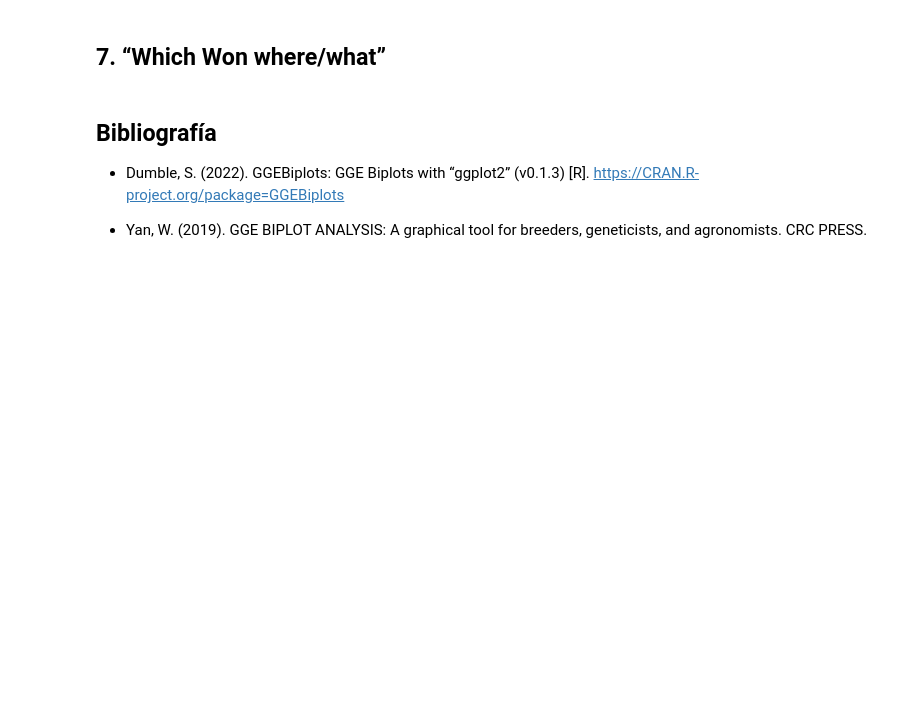
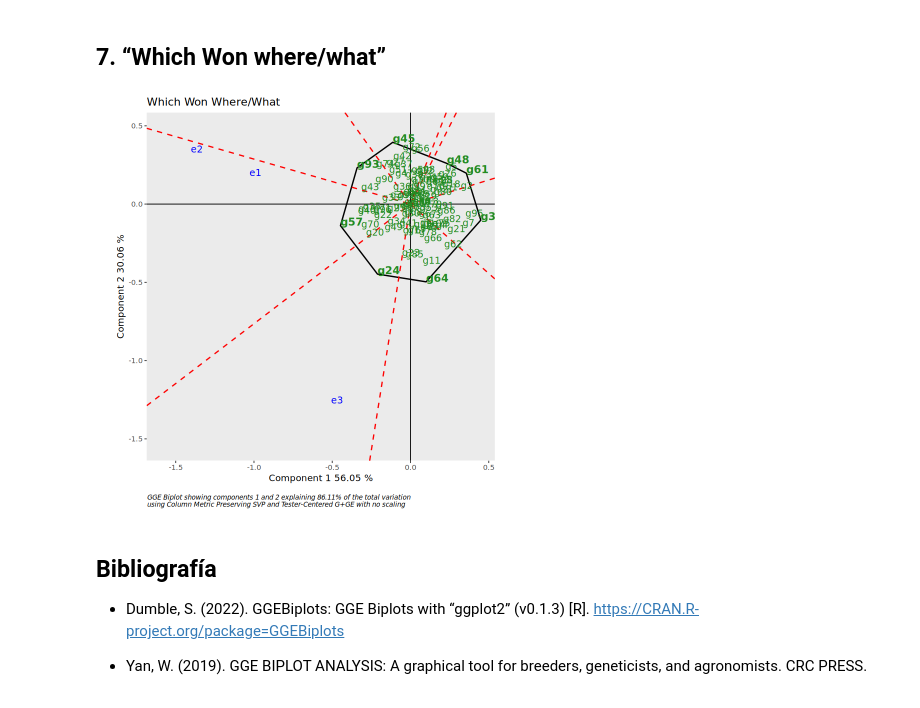
Before and after one commit to hdescobarh/journey-resolution, a Jupyter notebook: GRC_Taller02_GxE/Code/mi_solucion.ipynb, the cells around one changed output. Saved outputs shown, nothing was run; the diff lists cells and outputs as text; code cells hidden in the pictures; blank space fills up the shorter version.

```diff
--- a/GRC_Taller02_GxE/Code/mi_solucion.ipynb
+++ b/GRC_Taller02_GxE/Code/mi_solucion.ipynb
@@ -271,5 +282,9 @@ La proyección de los genotipos sobre el eje AEC es informativo de sus efectos m
 # %% [markdown]
 ## 7. “Which Won where/what”
+# %%
+WhichWon(gge_model)
+# %% [output]
+[figure, added]
 # %% [markdown]
 ## Bibliografía
 
```
Also changed, not shown: parts of 6 cells of this notebook.
